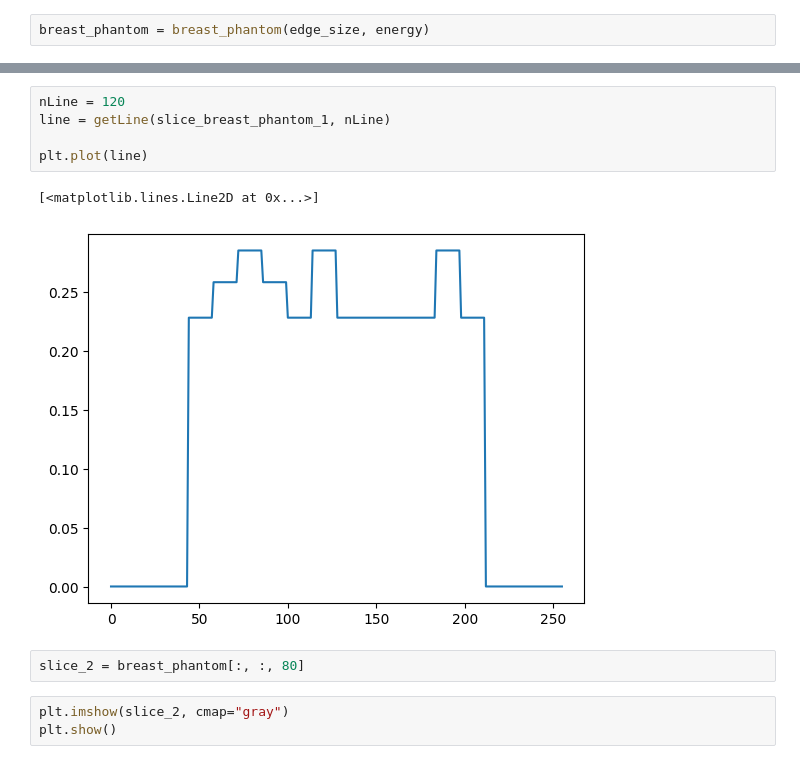
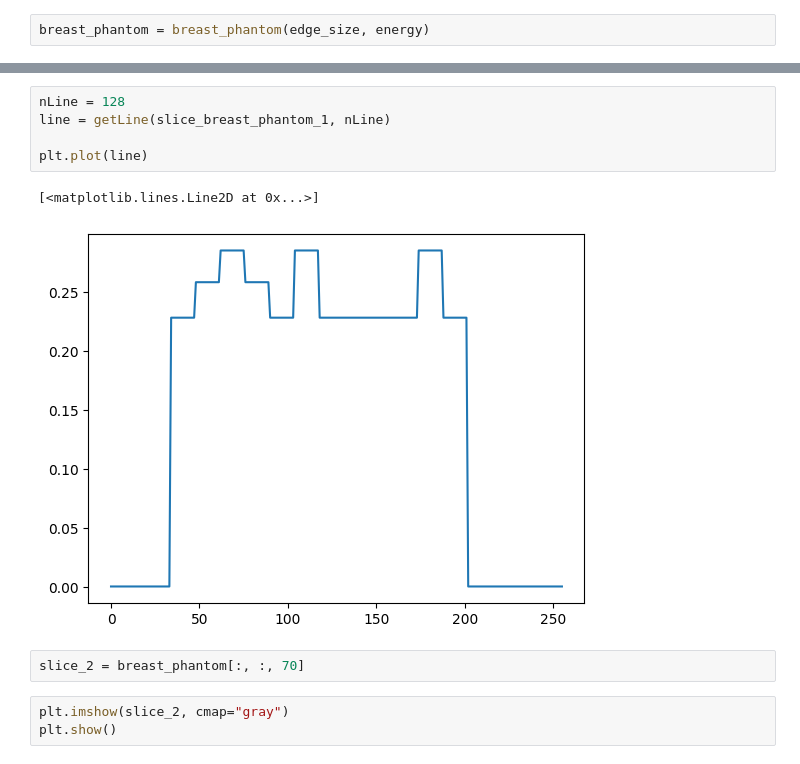
Before and after one commit to Leo00010011/IPBMI_Notebooks, a Jupyter notebook: E3/IPBMA_3_Photom Simulation.ipynb, the cells around one changed output, grey strips where cells are left out. Drawn from its saved outputs; the diff is of its cells as text.

```diff
--- a/E3/IPBMA_3_Photom Simulation.ipynb
+++ b/E3/IPBMA_3_Photom Simulation.ipynb
@@ -94,13 +98,13 @@ plt.show()
 # %%
-nLine = 120
+nLine = 128
 line = getLine(slice_breast_phantom_1, nLine)
 
 plt.plot(line)
 # %% [output]
 [<matplotlib.lines.Line2D at 0x...>]
-[figure, old version]
+[figure, new version]
 # %%
-slice_2 = breast_phantom[:, :, 80]
+slice_2 = breast_phantom[:, :, 70]
 # %%
 plt.imshow(slice_2, cmap="gray")
 plt.show()
```
Also changed, not shown: parts of 4 cells of this notebook, 12 other files.
